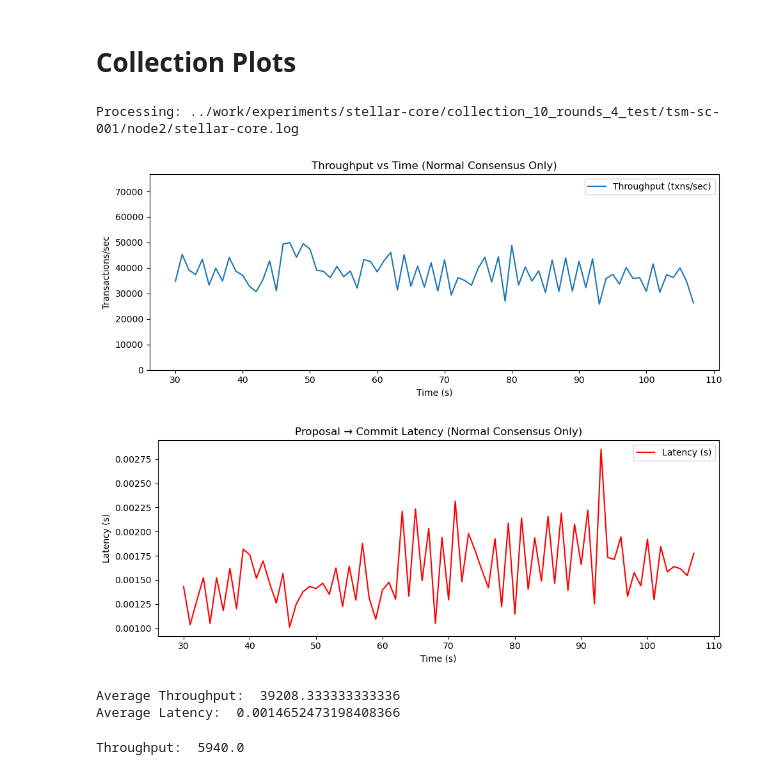
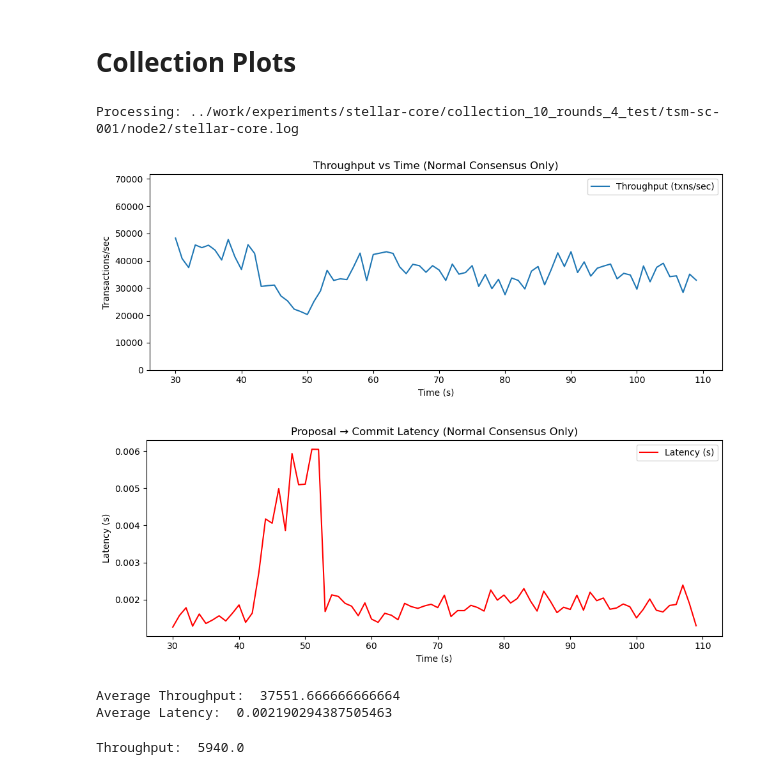
Before and after one commit to tejas-shivanand-mane/stellar-core, a Jupyter notebook: post.ipynb, the cells around one changed output. Cells and saved outputs as stored; diff of their text form; code cells hidden in the pictures.

```diff
--- a/post.ipynb
+++ b/post.ipynb
@@ -285,8 +285,8 @@ for log_file in log_file_list:
         block, view = key
 
         # ✅ Skip COLLECT rounds
-        if view in collect_views:
-            continue
+        # if view in collect_views:
+        #     continue
 
         if key in propose_times:
             latency = (ctime - propose_times[key]).total_seconds()
@@ -360,37 +360,37 @@ for log_file in log_file_list:
     latency_list.append(latency_series)
 
     # ---- Plot Throughput ----
     plt.figure(figsize=(10, 4))
     plt.plot(throughput.index[30:], throughput.values[30:], "-", label="Throughput (txns/sec)")
 
     plt.xlabel("Time (s)")
     plt.ylabel("Transactions/sec")
     plt.ylim(0, throughput.values.max() * 1.2)
     plt.title("Throughput vs Time (Normal Consensus Only)")
     plt.legend()
     plt.tight_layout()
     plt.savefig("throughput.png", dpi=150)
     plt.show()
 
     # ---- Plot Latency ----
     plt.figure(figsize=(10, 4))
     plt.plot(latency_series.index[30:], latency_series.values[30:], "-", color="r", label="Latency (s)")
     plt.xlabel("Time (s)")
     plt.ylabel("Latency (s)")
     plt.title("Proposal → Commit Latency (Normal Consensus Only)")
     plt.legend()
     plt.tight_layout()
     plt.savefig("latency.png", dpi=150)
     plt.show()
 
     print('Average Throughput: ',np.average(np.array(throughput.values)[-90:-30]))
     print('Average Latency: ',np.average(np.array(latency_series.values)[-90:-30]))
 # %% [output]
 Processing: ../work/experiments/stellar-core/collection_10_rounds_4_test/tsm-sc-001/node2/stellar-core.log
-[figure, old version]
+[figure, new version]
-[figure, old version]
+[figure, new version]
-Average Throughput:  39208.333333333336
-Average Latency:  0.0014652473198408366
+Average Throughput:  37551.666666666664
+Average Latency:  0.002190294387505463
 # %%
 # %% [output]
 Throughput:  5940.0
```
Also changed, not shown: 4 other files.
